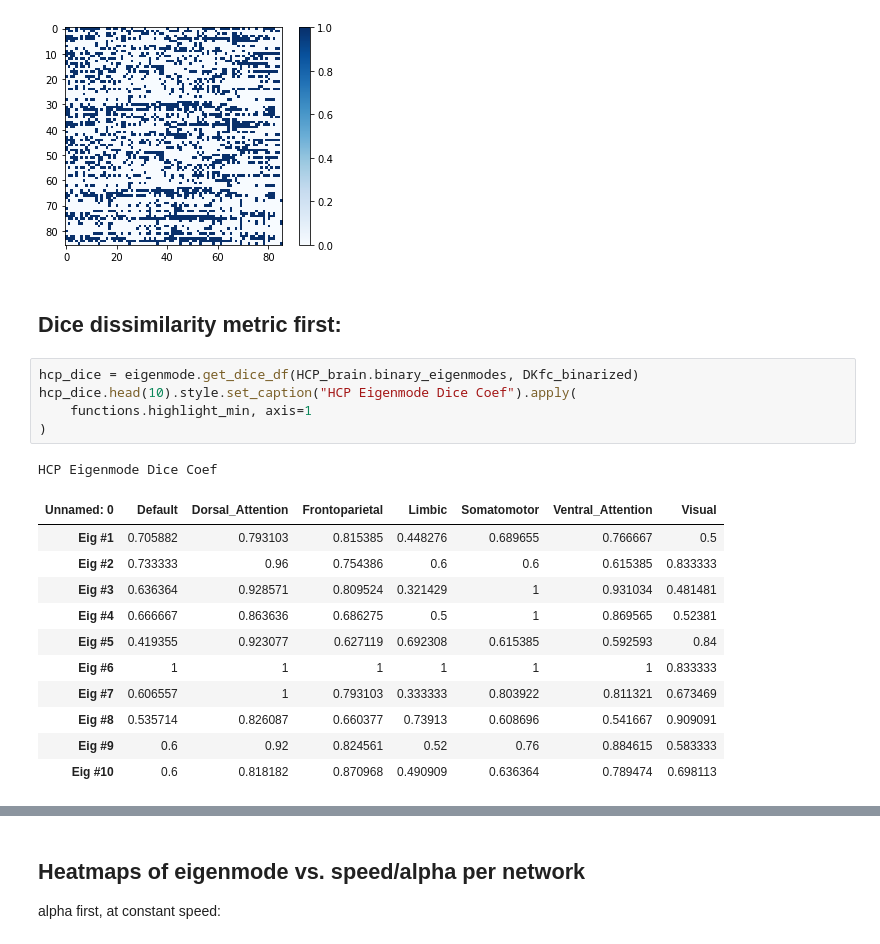
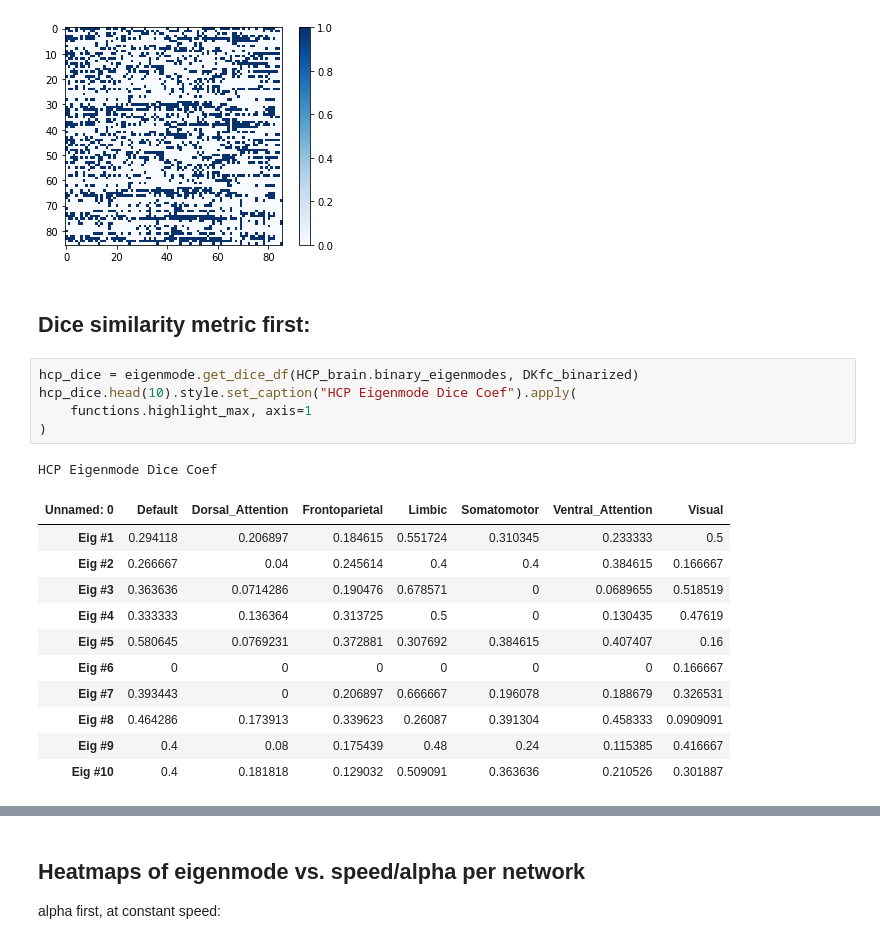
Before and after one commit to Raj-Lab-UCSF/spectrome, a Jupyter notebook: spectrome/notebooks/complex_laplacian/HCP_eigenmodes.ipynb, the cells around one changed output, grey strips where cells are left out. Cells and saved outputs as stored; diff of their text form.

```diff
--- a/spectrome/notebooks/complex_laplacian/HCP_eigenmodes.ipynb
+++ b/spectrome/notebooks/complex_laplacian/HCP_eigenmodes.ipynb
@@ -350,25 +365,25 @@ plt.colorbar()
 <matplotlib.colorbar.Colorbar at 0x...>
 [figure]
 # %% [markdown]
-## Dice dissimilarity metric first:
+## Dice similarity metric first:
 # %%
 hcp_dice = eigenmode.get_dice_df(HCP_brain.binary_eigenmodes, DKfc_binarized)
 hcp_dice.head(10).style.set_caption("HCP Eigenmode Dice Coef").apply(
-    functions.highlight_min, axis=1
+    functions.highlight_max, axis=1
 )
 # %% [output]
 HCP Eigenmode Dice Coef
 | Unnamed: 0 | Default | Dorsal_Attention | Frontoparietal | Limbic | Somatomotor | Ventral_Attention | Visual |
-| Eig #1 | 0.705882 | 0.793103 | 0.815385 | 0.448276 | 0.689655 | 0.766667 | 0.5 |
-| Eig #2 | 0.733333 | 0.96 | 0.754386 | 0.6 | 0.6 | 0.615385 | 0.833333 |
-| Eig #3 | 0.636364 | 0.928571 | 0.809524 | 0.321429 | 1 | 0.931034 | 0.481481 |
-| Eig #4 | 0.666667 | 0.863636 | 0.686275 | 0.5 | 1 | 0.869565 | 0.52381 |
-| Eig #5 | 0.419355 | 0.923077 | 0.627119 | 0.692308 | 0.615385 | 0.592593 | 0.84 |
-| Eig #6 | 1 | 1 | 1 | 1 | 1 | 1 | 0.833333 |
-| Eig #7 | 0.606557 | 1 | 0.793103 | 0.333333 | 0.803922 | 0.811321 | 0.673469 |
-| Eig #8 | 0.535714 | 0.826087 | 0.660377 | 0.73913 | 0.608696 | 0.541667 | 0.909091 |
-| Eig #9 | 0.6 | 0.92 | 0.824561 | 0.52 | 0.76 | 0.884615 | 0.583333 |
-| Eig #10 | 0.6 | 0.818182 | 0.870968 | 0.490909 | 0.636364 | 0.789474 | 0.698113 |
+| Eig #1 | 0.294118 | 0.206897 | 0.184615 | 0.551724 | 0.310345 | 0.233333 | 0.5 |
+| Eig #2 | 0.266667 | 0.04 | 0.245614 | 0.4 | 0.4 | 0.384615 | 0.166667 |
+| Eig #3 | 0.363636 | 0.0714286 | 0.190476 | 0.678571 | 0 | 0.0689655 | 0.518519 |
+| Eig #4 | 0.333333 | 0.136364 | 0.313725 | 0.5 | 0 | 0.130435 | 0.47619 |
+| Eig #5 | 0.580645 | 0.0769231 | 0.372881 | 0.307692 | 0.384615 | 0.407407 | 0.16 |
+| Eig #6 | 0 | 0 | 0 | 0 | 0 | 0 | 0.166667 |
+| Eig #7 | 0.393443 | 0 | 0.206897 | 0.666667 | 0.196078 | 0.188679 | 0.326531 |
+| Eig #8 | 0.464286 | 0.173913 | 0.339623 | 0.26087 | 0.391304 | 0.458333 | 0.0909091 |
+| Eig #9 | 0.4 | 0.08 | 0.175439 | 0.48 | 0.24 | 0.115385 | 0.416667 |
+| Eig #10 | 0.4 | 0.181818 | 0.129032 | 0.509091 | 0.363636 | 0.210526 | 0.301887 |
 # %%
 # Compute entropy
 hcp_dice_entropy = eigenmode.get_entropy_score(hcp_dice)
```
Also changed, not shown: parts of 17 cells of this notebook, 8 other files.
